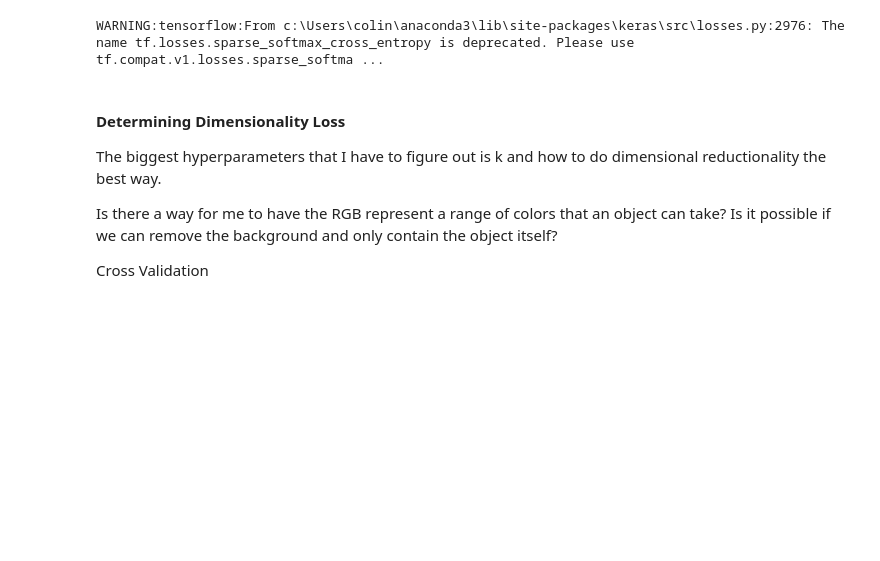
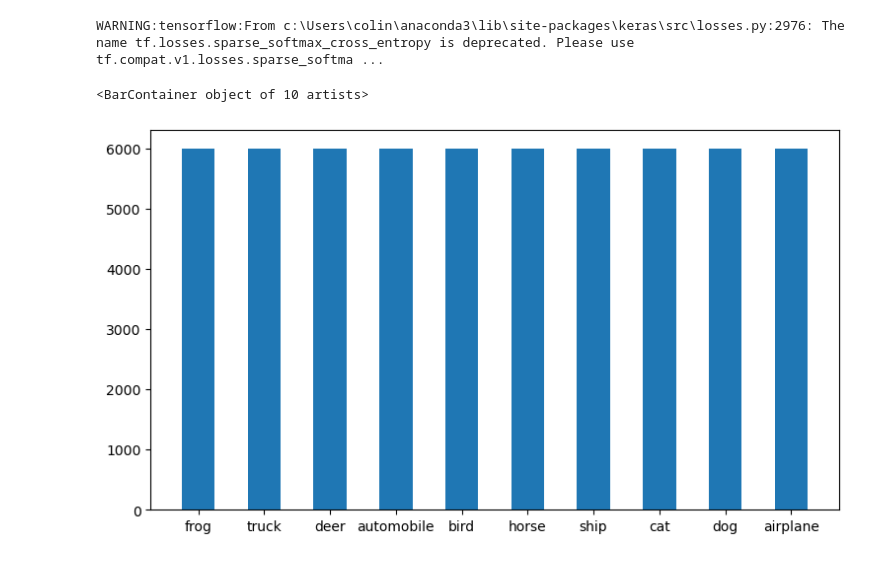
Before and after one commit to CY12-bit/cs178-cifar-10, a Jupyter notebook: Notebooks/kNN.ipynb, the cells around one changed output. Saved outputs shown, nothing was run; the diff lists cells and outputs as text; code cells hidden in the pictures; blank space fills up the shorter version.

```diff
--- a/Notebooks/kNN.ipynb
+++ b/Notebooks/kNN.ipynb
@@ -7,11 +5,2 @@ from sklearn.neighbors import KNeighborsClassifier, NearestCentroid
 # %% [output]
 WARNING:tensorflow:From c:\Users\colin\anaconda3\lib\site-packages\keras\src\losses.py:2976: The name tf.losses.sparse_softmax_cross_entropy is deprecated. Please use tf.compat.v1.losses.sparse_softma ...
-# %% [markdown]
-#### Determining Dimensionality Loss
-
-The biggest hyperparameters that I have to figure out is k and how to do dimensional reductionality the best way.
-
-Is there a way for me to have the RGB represent a range of colors that an object can take? Is it possible if we can remove the background
-and only contain the object itself?
-
-Cross Validation
@@ -28,0 +7,18 @@ x_test_2d = scalar.transform(x_test.flatten().reshape(10000,3072))
+# %%
+# Import CIFAR-10 Dataset
+x_images, y_labels = importCifar10("combined")
+# %%
+# See distribution of images
+y_distribution = defaultdict(int)
+class_names = ['airplane', 'automobile', 'bird', 'cat', 'deer', 'dog', 'frog', 'horse', 'ship', 'truck']
+for y in y_labels:
+    y_distribution[class_names[y[0]]]+=1
+
+names = list(y_distribution.keys())
+values = list(y_distribution.values())
+
+fig = plt.figure(figsize=(9,5))
+plt.bar(names,values,width=0.5)
+# %% [output]
+<BarContainer object of 10 artists>
+[figure, added]
```
Also changed, not shown: parts of 14 cells of this notebook, 1 other file.
